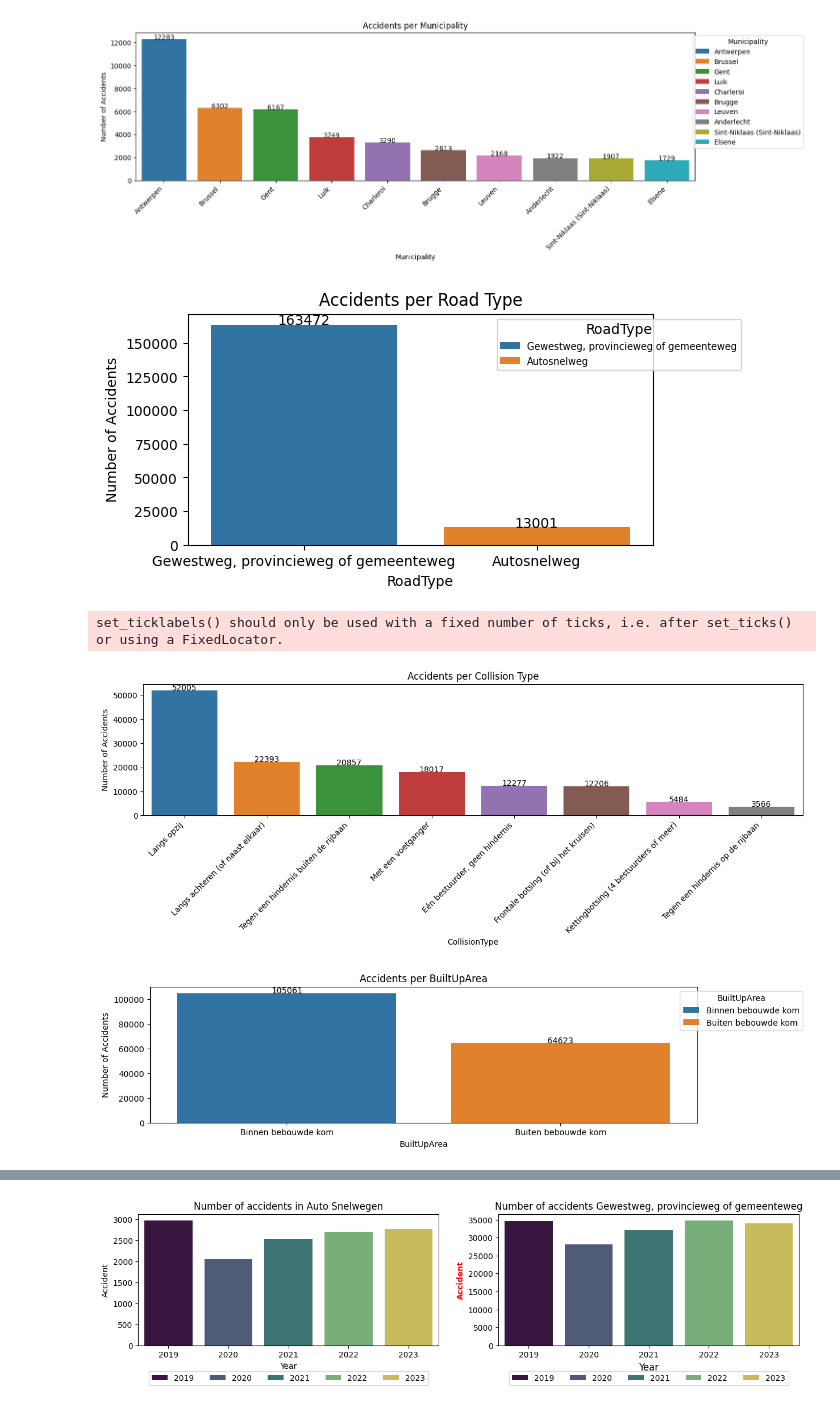
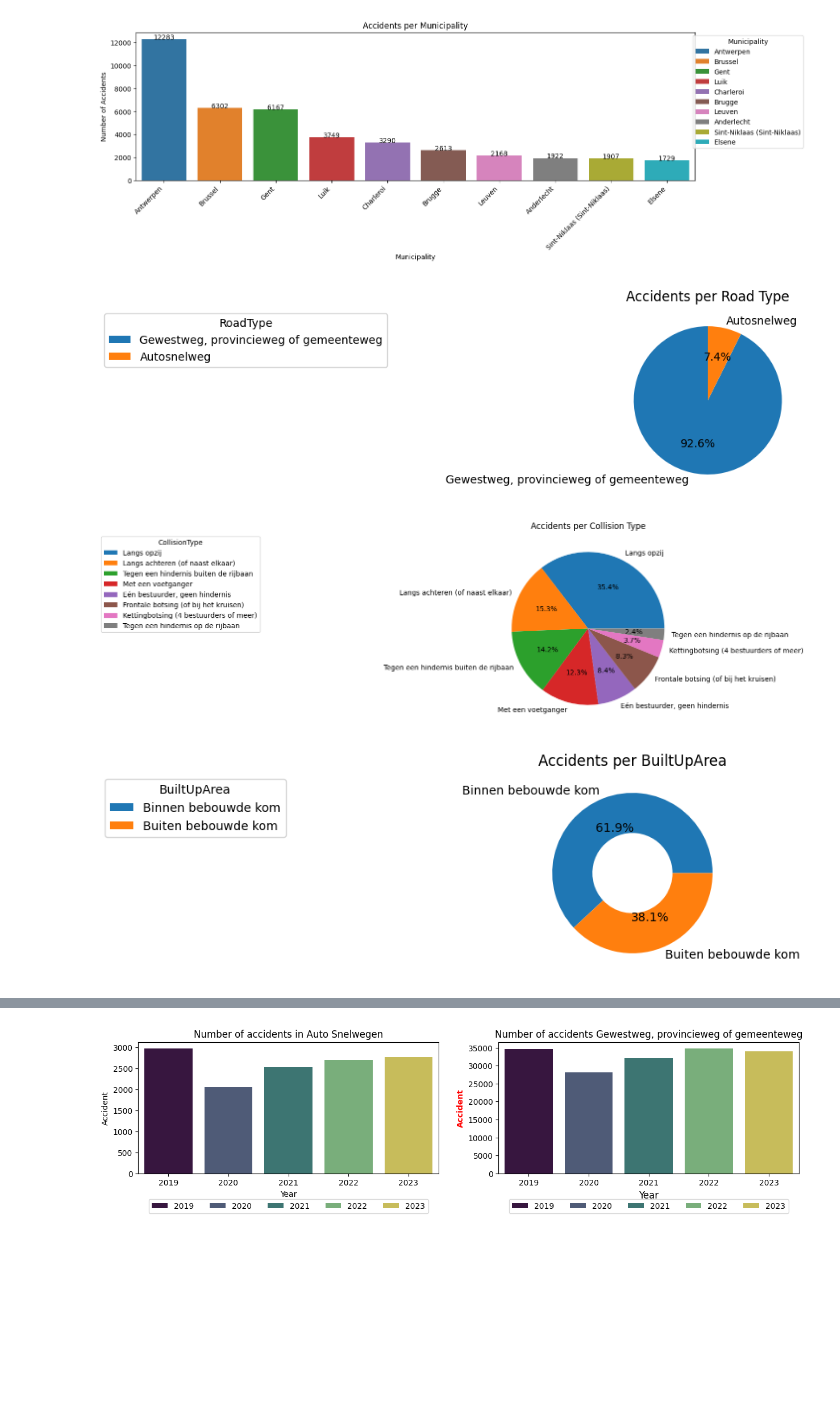
Before and after one commit to bhusalgokarna/Modular_Base_Coding, a Jupyter notebook: Visualization.ipynb, the cells around one changed output, grey strips where cells are left out. Drawn from its saved outputs; the diff is of its cells as text; code cells hidden in the pictures; blank space fills up the shorter version.

```diff
--- a/Visualization.ipynb
+++ b/Visualization.ipynb
@@ -158,36 +156,32 @@ set_ticklabels() should only be used with a fixed number of ticks, i.e. after se
 # %%
 # Road type analysis
 fig,ax=plt.subplots(figsize=(6,3))
 filter_df = df[df['RoadType']!='Onbekend']
 accidents_per_road = filter_df.groupby('RoadType')[['Accident']].sum()
 accidents_per_road = accidents_per_road.sort_values(by='Accident',ascending=False).reset_index()
-sns.barplot(data=accidents_per_road, x='RoadType', y='Accident',hue='RoadType',legend=True)
-for i in range(len(accidents_per_road)):
-    plt.text(i, accidents_per_road['Accident'][i], accidents_per_road['Accident'][i], ha = 'center')
-plt.title('Accidents per Road Type')
-plt.xlabel('RoadType')
-plt.ylabel('Number of Accidents')
-plt.legend(title='RoadType',loc='upper right',bbox_to_anchor=(1.2, 1),fontsize='x-small')
-#ax.set_xticklabels(ax.get_xticklabels(), rotation=45, horizontalalignment='right')
+ax.pie(accidents_per_road['Accident'], labels=accidents_per_road['RoadType'], autopct='%1.1f%%', startangle=90)
+ax.set_title('Accidents per Road Type')
+plt.legend(title='RoadType',loc='upper right',bbox_to_anchor=(-1.2, 1))
 plt.show()
 
 # Road type analysis by year
 accidents_per_road = filter_df.groupby(['Year','RoadType'])[['Accident']].sum()
 accidents_per_road = accidents_per_road.reset_index()
 fig=px.line(accidents_per_road, x='Year', y='Accident', title='Accidents per Road Type by Year', color='RoadType',
         labels={'Year':'Year', 'Accident':'Number of Accidents', 'RoadType':'RoadType'},line_group='RoadType',markers=True, facet_col='RoadType')
 fig.write_html('Accidents_per_RoadType_by_Year.html')
 
 fig.show()
 # %% [output]
-[figure, old version]
+[figure, new version]
 # %%
 # Collision type analysis
-fig,ax=plt.subplots(figsize=(15,3))
+fig,ax=plt.subplots(figsize=(15,5))
 filter_df = df[df['CollisionType']!='Niet beschikbaar']
 accidents_per_collision = filter_df.groupby('CollisionType')[['Accident']].sum()
 accidents_per_collision = accidents_per_collision.sort_values(by='Accident',ascending=False).reset_index()
-sns.barplot(data=accidents_per_collision, x='CollisionType', y='Accident',hue='CollisionType')
+
+"""sns.barplot(data=accidents_per_collision, x='CollisionType', y='Accident',hue='CollisionType')
 for i in range(len(accidents_per_collision)):
     plt.text(i, accidents_per_collision['Accident'][i], accidents_per_collision['Accident'][i], ha = 'center')
 plt.title('Accidents per Collision Type')
@@ -195,6 +189,11 @@ plt.xlabel('CollisionType')
 plt.ylabel('Number of Accidents')
 #plt.legend(title='CollisionType',loc='upper right',bbox_to_anchor=(1.2, 1),ncol=2)
 ax.set_xticklabels(ax.get_xticklabels(), rotation=45, horizontalalignment='right')
+plt.show()"""
+
+ax.pie(accidents_per_collision['Accident'], labels=accidents_per_collision['CollisionType'], autopct='%1.1f%%')
+ax.set_title('Accidents per Collision Type')
+plt.legend(title='CollisionType',loc='upper right',bbox_to_anchor=(-1.2, 1),)
 plt.show()
 
 # Collision type analysis by year
@@ -205,15 +204,20 @@ fig=px.line(accidents_per_collision, x='Year', y='Accident', title='Accidents pe
 fig.write_html('Accidents_per_CollisionType_by_Year.html')
 fig.show()
 # %% [output]
-set_ticklabels() should only be used with a fixed number of ticks, i.e. after set_ticks() or using a FixedLocator.
-[figure, old version]
+[figure, new version]
 # %%
 # Built up area analysis
 fig,ax=plt.subplots(figsize=(12,3))
 filter_df = df[df['BuiltUpArea']!='Niet beschikbaar']
 accidents_per_builtup = filter_df.groupby('BuiltUpArea')[['Accident']].sum()
 accidents_per_builtup = accidents_per_builtup.sort_values(by='Accident',ascending=False).reset_index()
-sns.barplot(data=accidents_per_builtup, x='BuiltUpArea', y='Accident',hue='BuiltUpArea',legend=True)
+ax.pie(accidents_per_builtup['Accident'], labels=accidents_per_builtup['BuiltUpArea'],
+       autopct='%1.1f%%', wedgeprops=dict(width=0.5))
+ax.set_title('Accidents per BuiltUpArea')
+plt.legend(title='BuiltUpArea',loc='upper right',bbox_to_anchor=(-1.2, 1))
+plt.show()
+
+"""sns.barplot(data=accidents_per_builtup, x='BuiltUpArea', y='Accident',hue='BuiltUpArea',legend=True)
 for i in range(len(accidents_per_builtup)):
     plt.text(i, accidents_per_builtup['Accident'][i], accidents_per_builtup['Accident'][i], ha = 'center')
 plt.title('Accidents per BuiltUpArea')
@@ -221,7 +225,7 @@ plt.xlabel('BuiltUpArea')
 plt.ylabel('Number of Accidents')
 plt.legend(title='BuiltUpArea',loc='upper right',bbox_to_anchor=(1.2, 1))
 #ax.set_xticklabels(ax.get_xticklabels(), rotation=45, horizontalalignment='right')
-plt.show()
+plt.show()"""
 
 # Built up area analysis by municipality
 accidents_per_builtup = filter_df.groupby(['Municipality','BuiltUpArea'])[['Accident']].sum()
@@ -229,7 +233,8 @@ accidents_per_builtup = accidents_per_builtup.reset_index()
 accidents_per_builtup = accidents_per_builtup.sort_values(by='Accident',ascending=False)
 accidents_per_builtup=accidents_per_builtup.head(20)
 fig=px.bar(accidents_per_builtup, x='Municipality', y='Accident', title='Accidents per Municipality by BuiltUpArea',
-         labels={'Municipality':'Municipality', 'Accident':'Number of Accidents'},color='BuiltUpArea')
+         labels={'Municipality':'Municipality', 'Accident':'Number of Accidents'},
+         color='BuiltUpArea',facet_col='BuiltUpArea')
 fig.write_html('Accidents_per_Municipality_by_BuiltUpArea.html')
 fig.show()
 
@@ -243,6 +248,6 @@ fig=px.bar(accidents_per_builtup, x='Municipality', y='Accident', title='Acciden
 fig.write_html('Accidents_per_Municipality_by_BuiltUpArea_and_Year.html')
 fig.show()
 # %% [output]
-[figure, old version]
+[figure, new version]
 # %%
 # Light condition analysis
```
Also changed, not shown: parts of 4 cells of this notebook, 18 other files.
